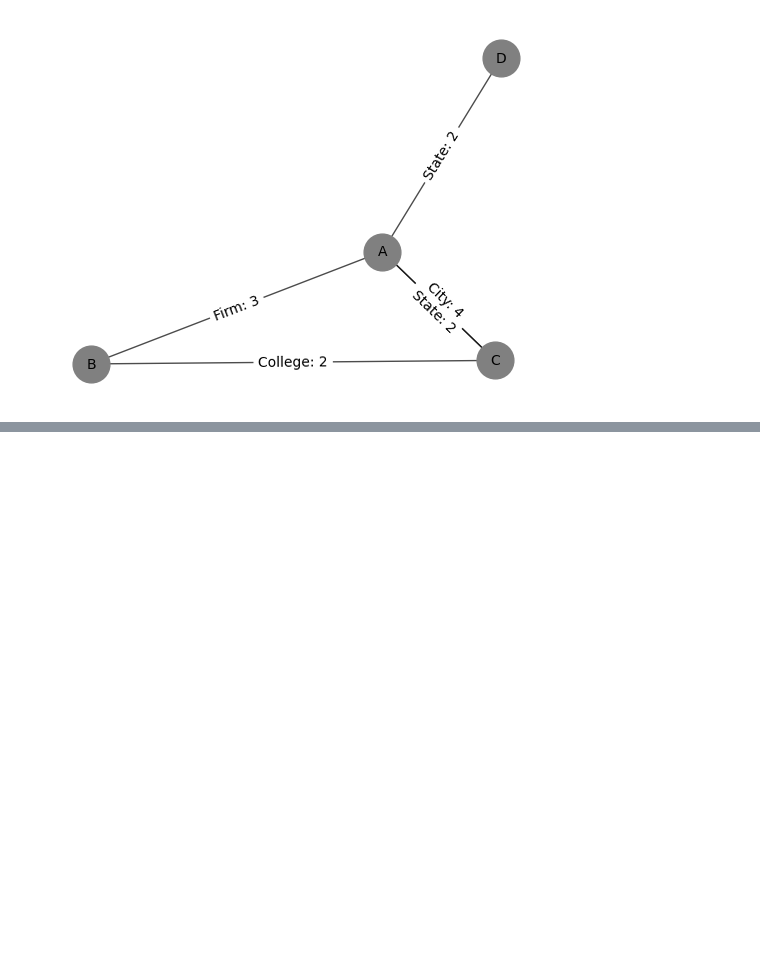
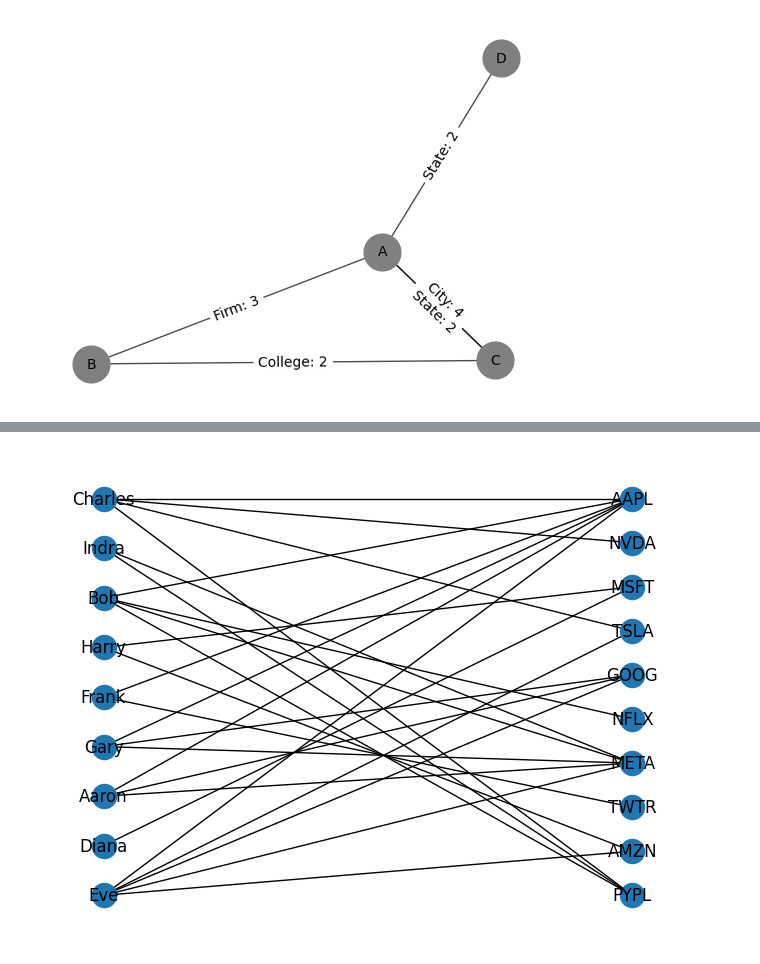
Before and after one commit to datxander/Process-mining, a Jupyter notebook: NetworkX_101.ipynb, the cells around one changed output, grey strips where cells are left out. Cells and saved outputs as stored; diff of their text form; code cells hidden in the pictures; blank space fills up the shorter version.

```diff
--- a/NetworkX_101.ipynb
+++ b/NetworkX_101.ipynb
@@ -170,0 +178,33 @@ plt.show()
+# %%
+# Advisors & stocks example
+
+from networkx.algorithms import bipartite
+
+# Stockholder list
+stockholders = ['Aaron', 'Bob', 'Charles', 'Diana', 'Eve', 'Frank', 'Gary', 'Harry', 'Indra']
+
+# Stocks list
+stocks = ['AAPL', 'GOOG', 'TSLA', 'AMZN', 'META', 'MSFT', 'NVDA', 'PYPL', 'NFLX', 'TWTR']
+
+# Create the graph
+B = nx.Graph()
+
+# add nodes from these lists
+B.add_nodes_from(stockholders, bipartite = 0)
+B.add_nodes_from(stocks, bipartite = 1)
+
+# Add edges at random
+import random
+while not nx.is_connected(B):
+  B.add_edge(random.choice(stockholders), random.choice(stocks))
+
+# Draw this graph
+pos = nx.bipartite_layout(B,stockholders)
+nx.draw(B, pos, with_labels = True)
+
+plt.show()
+
+
+# Add edges
+# %% [output]
+[figure, added]
```
Also changed, not shown: parts of 25 cells of this notebook.
